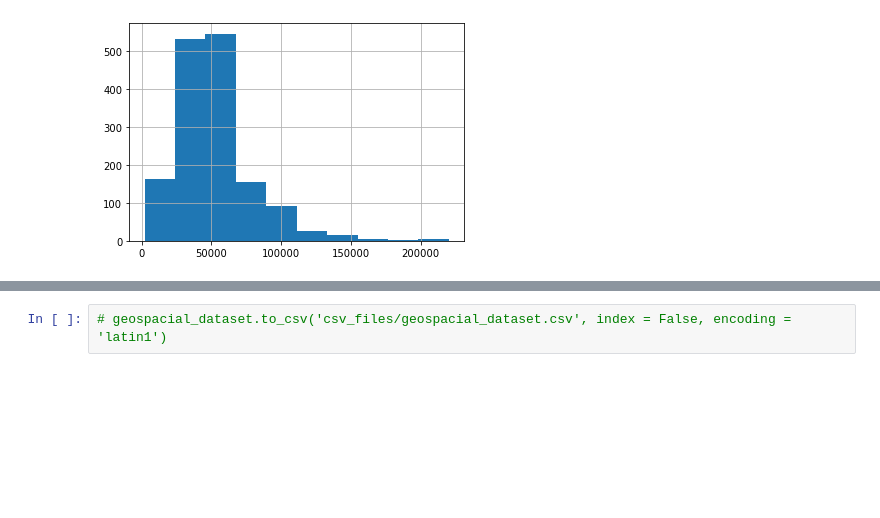
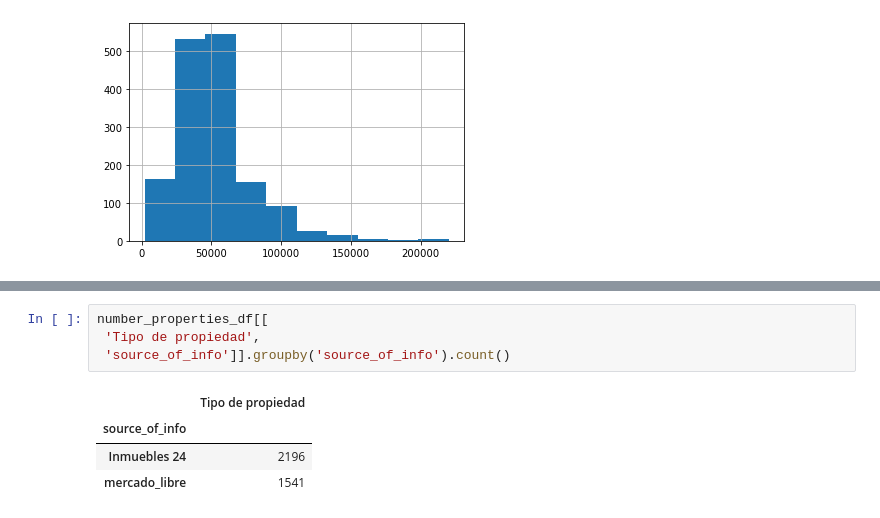
Before and after one commit to trezeget-1/meli_project, a Jupyter notebook: inmuebles_24 & Meli (further analysis).ipynb, the cells around one changed output, grey strips where cells are left out. Drawn from its saved outputs; the diff is of its cells as text; blank space fills up the shorter version.

```diff
--- a/inmuebles_24 & Meli (further analysis).ipynb
+++ b/inmuebles_24 & Meli (further analysis).ipynb
@@ -682,2 +655,9 @@ geospacial_dataset[sorted_columns]
-# %%
-# geospacial_dataset.to_csv('csv_files/geospacial_dataset.csv', index = False, encoding = 'latin1')
+# %%
+number_properties_df[[
+ 'Tipo de propiedad',
+ 'source_of_info']].groupby('source_of_info').count()
+# %% [output]
+|  | Tipo de propiedad |
+| source_of_info |  |
+| Inmuebles 24 | 2196 |
+| mercado_libre | 1541 |
```
Also changed, not shown: parts of 21 cells of this notebook, 1 other file.
